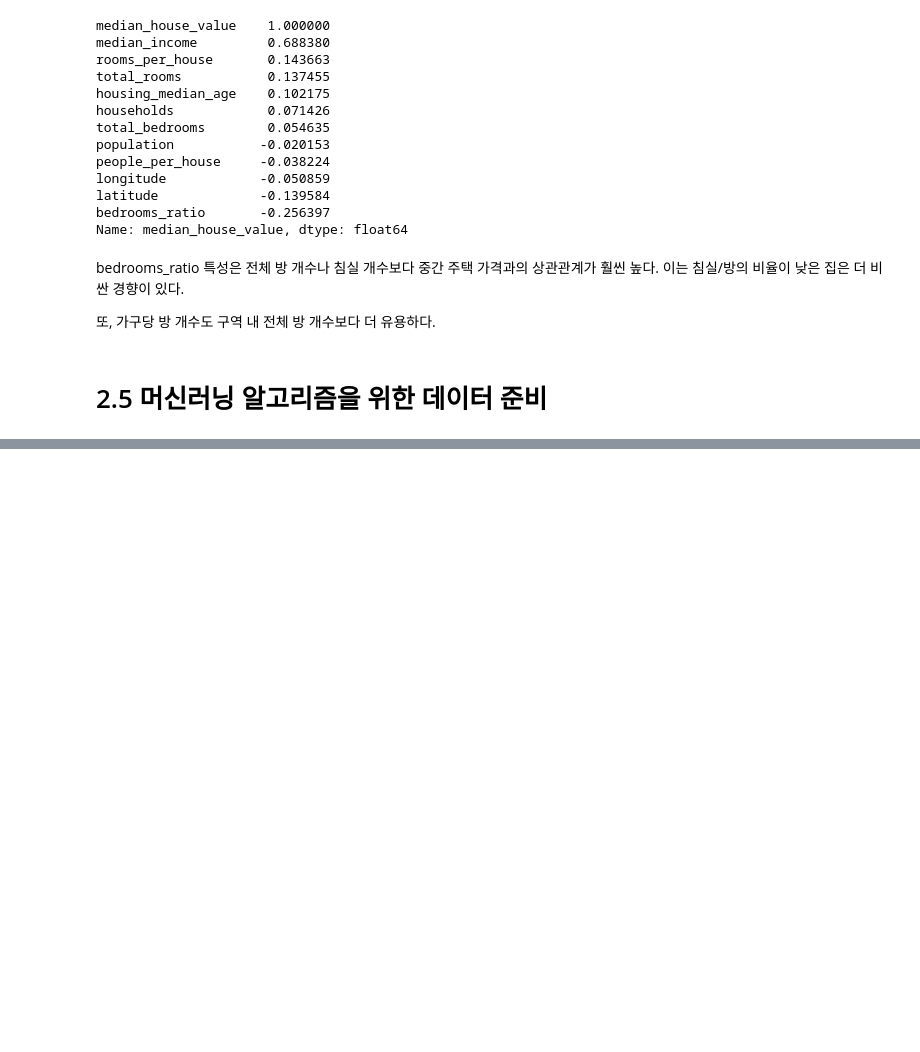
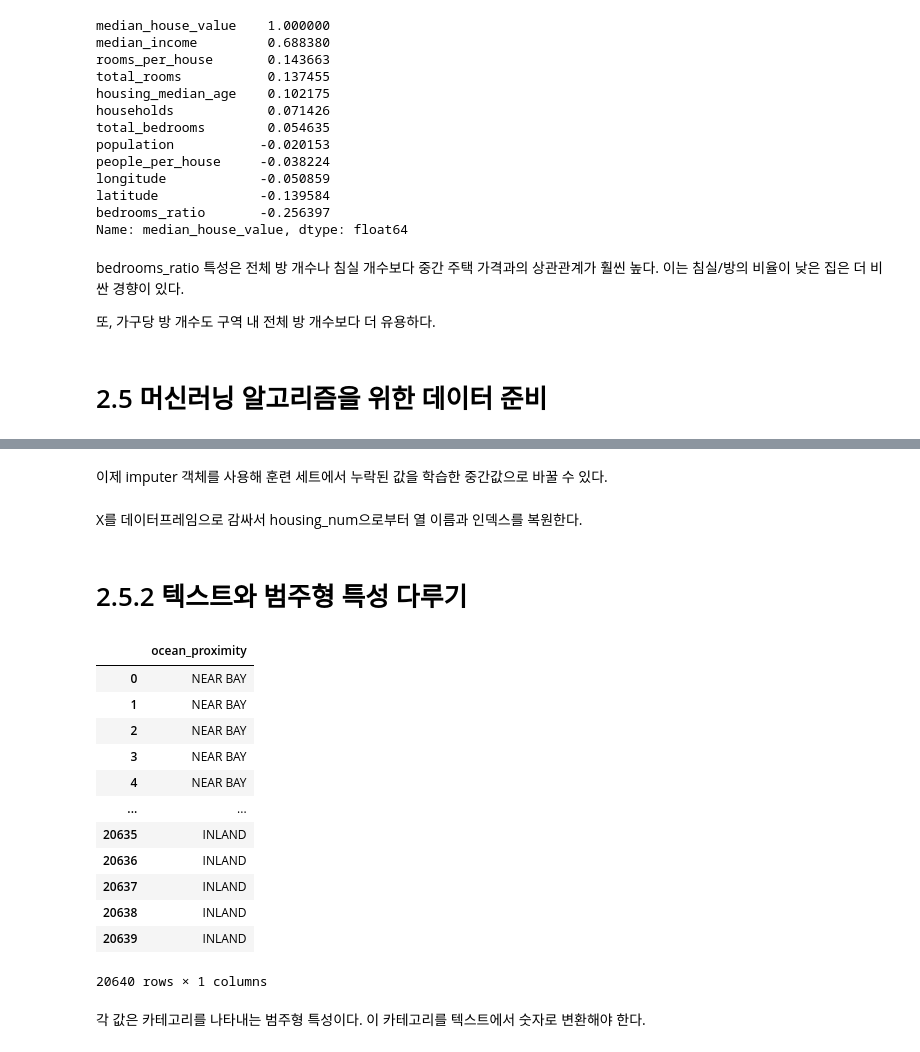
Before and after one commit to sheepjun96/Hands_On-Maching-Learning, a Jupyter notebook: 2장_머신러닝_프로젝트_처음부터_끝까지.ipynb, the cells around one changed output, grey strips where cells are left out. Saved outputs shown, nothing was run; the diff lists cells and outputs as text; code cells hidden in the pictures; blank space fills up the shorter version.

```diff
--- a/2장_머신러닝_프로젝트_처음부터_끝까지.ipynb
+++ b/2장_머신러닝_프로젝트_처음부터_끝까지.ipynb
@@ -327,0 +323,3 @@ bedrooms_ratio 특성은 전체 방 개수나 침실 개수보다 중간 주택
+# %%
+housing = strat_train_set.drop("median_house_value", axis=1)
+housing_labels = strat_train_set["median_house_value"].copy()
@@ -327,0 +355,2 @@ bedrooms_ratio 특성은 전체 방 개수나 침실 개수보다 중간 주택
+# %% [markdown]
+이제 imputer 객체를 사용해 훈련 세트에서 누락된 값을 학습한 중간값으로 바꿀 수 있다.
@@ -327,0 +359,2 @@ bedrooms_ratio 특성은 전체 방 개수나 침실 개수보다 중간 주택
+# %% [markdown]
+X를 데이터프레임으로 감싸서 housing_num으로부터 열 이름과 인덱스를 복원한다.
@@ -327,0 +364,21 @@ bedrooms_ratio 특성은 전체 방 개수나 침실 개수보다 중간 주택
+# %% [markdown]
+# 2.5.2 텍스트와 범주형 특성 다루기
+# %%
+housing_cat = housing[["ocean_proximity"]]
+housing_cat
+# %% [output]
+|  | ocean_proximity |
+| 0 | NEAR BAY |
+| 1 | NEAR BAY |
+| 2 | NEAR BAY |
+| 3 | NEAR BAY |
+| 4 | NEAR BAY |
+| ... | ... |
+| 20635 | INLAND |
+| 20636 | INLAND |
+| 20637 | INLAND |
+| 20638 | INLAND |
+| 20639 | INLAND |
+20640 rows × 1 columns
+# %% [markdown]
+각 값은 카테고리를 나타내는 범주형 특성이다. 이 카테고리를 텍스트에서 숫자로 변환해야 한다.
```
Also changed, not shown: parts of 21 cells of this notebook.
